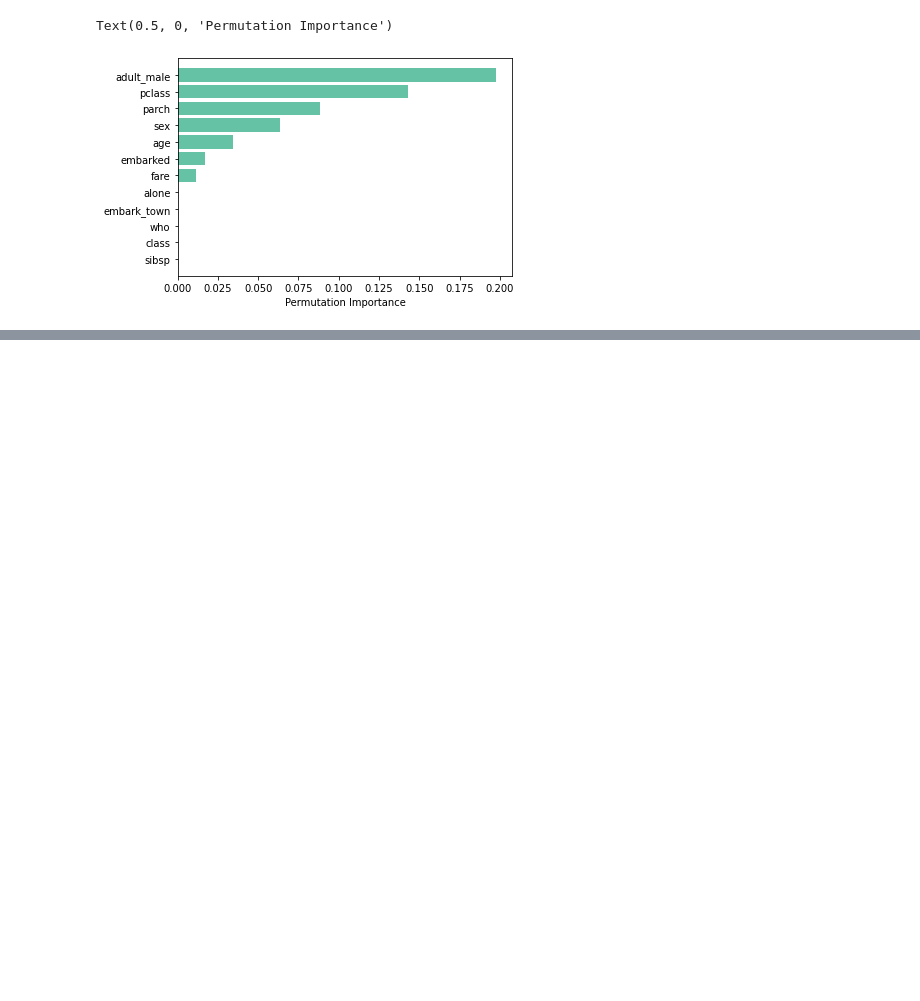
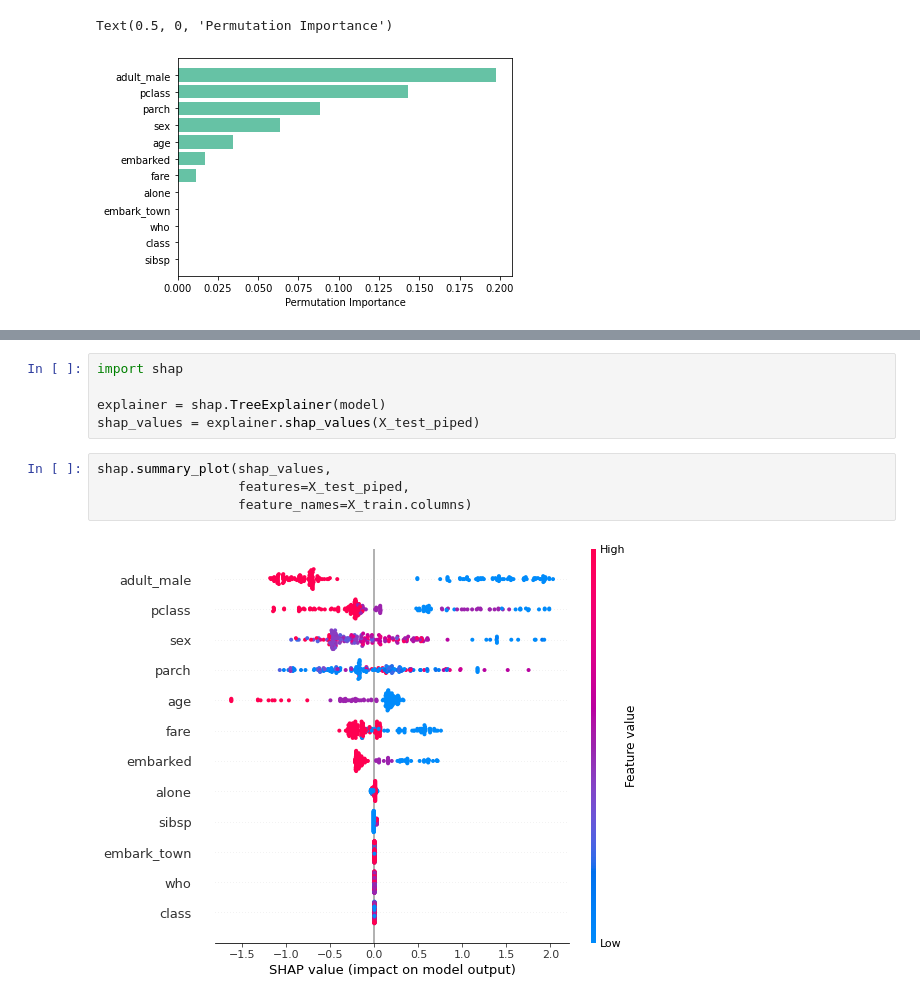
Before and after one commit to reejungkim/Pipeline, a Jupyter notebook: prep.ipynb, the cells around one changed output, grey strips where cells are left out. Drawn from its saved outputs; the diff is of its cells as text; blank space fills up the shorter version.

Commit message:
Add shap

```diff
--- a/prep.ipynb
+++ b/prep.ipynb
@@ -461,0 +482,11 @@ Text(0.5, 0, 'Permutation Importance')
+# %%
+import shap
+
+explainer = shap.TreeExplainer(model)
+shap_values = explainer.shap_values(X_test_piped)
+# %%
+shap.summary_plot(shap_values,
+                  features=X_test_piped,
+                  feature_names=X_train.columns)
+# %% [output]
+[figure, added]
```
Also changed, not shown: parts of 1 cell of this notebook.
